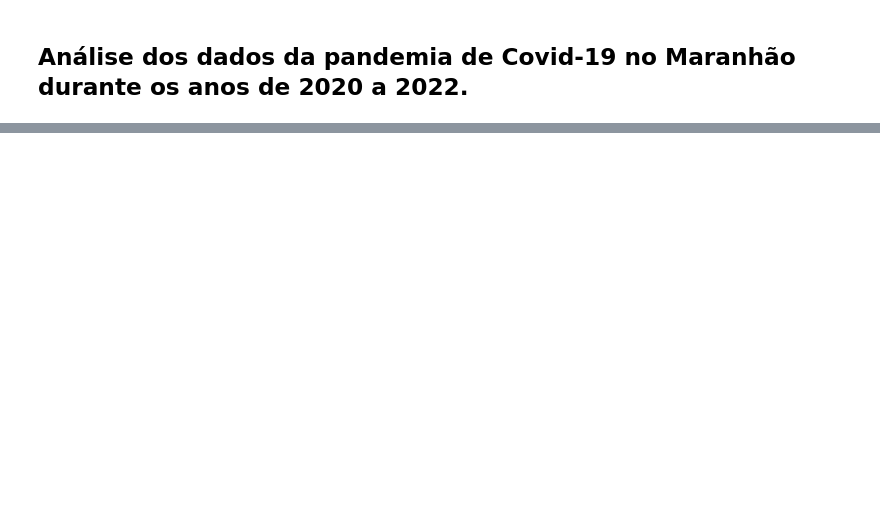
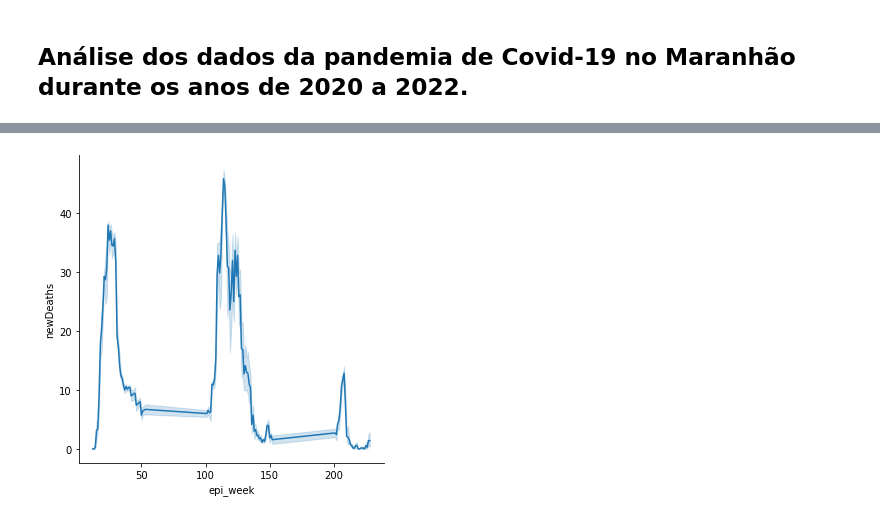
Before and after one commit to jamescp/python, a Jupyter notebook: AnaliseCovid.ipynb, the cells around one changed output, grey strips where cells are left out. Drawn from its saved outputs; the diff is of its cells as text; code cells hidden in the pictures; blank space fills up the shorter version.

```diff
--- a/AnaliseCovid.ipynb
+++ b/AnaliseCovid.ipynb
@@ -23,0 +89,4 @@ Casos = df_MA['newDeaths'].sum()
+# %%
+sns.relplot(x='epi_week', y='newDeaths', data =df_MA, kind = 'line');
+# %% [output]
+[figure, added]
```
Also changed, not shown: parts of 12 cells of this notebook.
